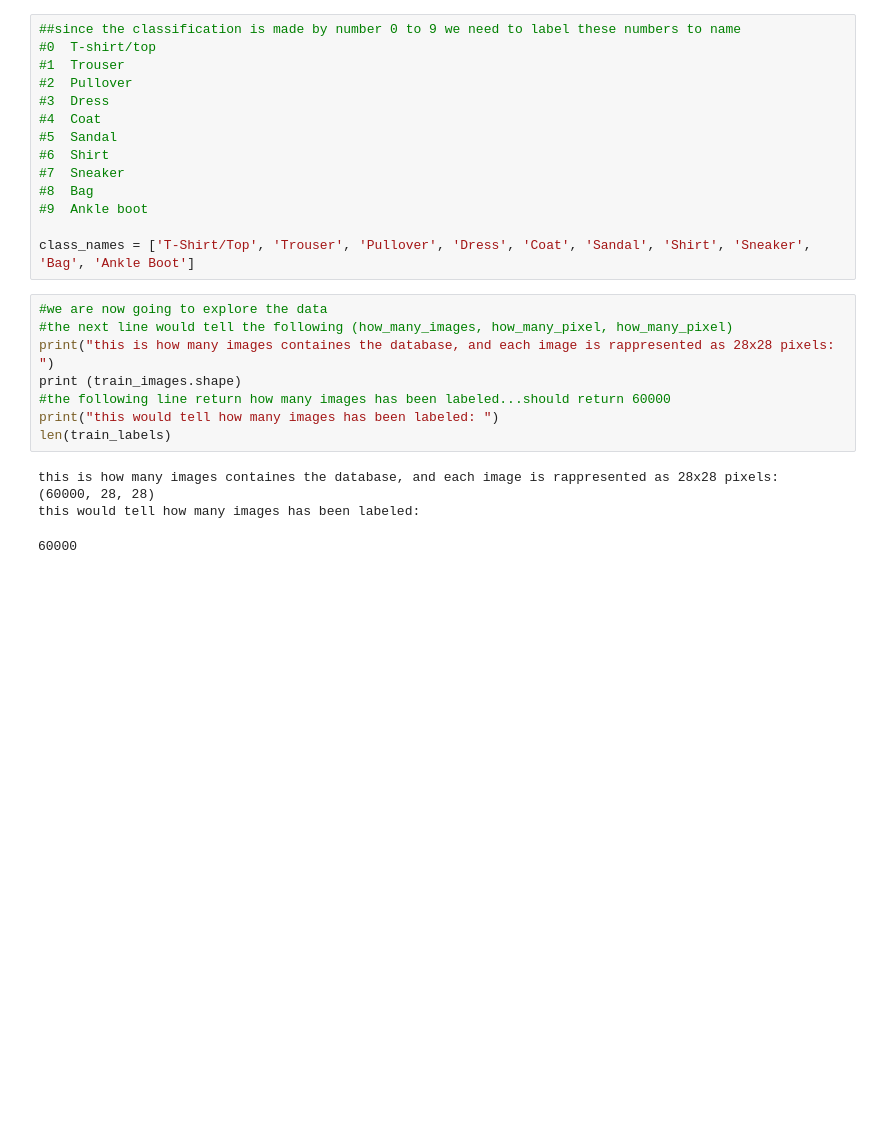
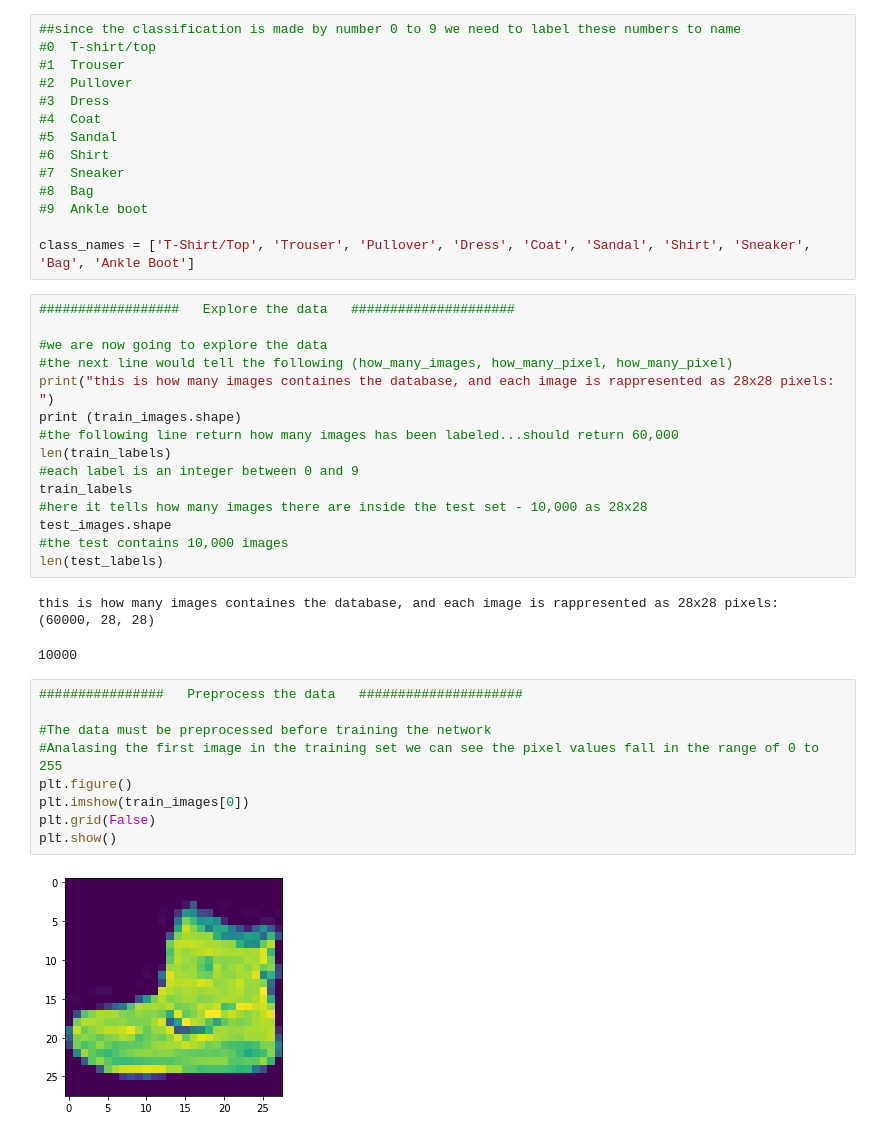
Before and after one commit to Amrod92/machine_learning, a Jupyter notebook: Zalando_image_classification.ipynb, the cells around one changed output. Cells and saved outputs as stored; diff of their text form; blank space fills up the shorter version.

```diff
--- a/Zalando_image_classification.ipynb
+++ b/Zalando_image_classification.ipynb
@@ -45,15 +40,32 @@ Downloading data from https://storage.googleapis.com/tensorflow/tf-keras-dataset
 
 class_names = ['T-Shirt/Top', 'Trouser', 'Pullover', 'Dress', 'Coat', 'Sandal', 'Shirt', 'Sneaker', 'Bag', 'Ankle Boot']
 # %%
+##################   Explore the data   #####################
+
 #we are now going to explore the data
 #the next line would tell the following (how_many_images, how_many_pixel, how_many_pixel)
 print("this is how many images containes the database, and each image is rappresented as 28x28 pixels: ")
 print (train_images.shape)
-#the following line return how many images has been labeled...should return 60000
-print("this would tell how many images has been labeled: ")
+#the following line return how many images has been labeled...should return 60,000
 len(train_labels)
+#each label is an integer between 0 and 9
+train_labels
+#here it tells how many images there are inside the test set - 10,000 as 28x28
+test_images.shape
+#the test contains 10,000 images
+len(test_labels)
 # %% [output]
 this is how many images containes the database, and each image is rappresented as 28x28 pixels:
 (60000, 28, 28)
-this would tell how many images has been labeled:
-60000
+10000
+# %%
+################   Preprocess the data   #####################
+
+#The data must be preprocessed before training the network
+#Analasing the first image in the training set we can see the pixel values fall in the range of 0 to 255
+plt.figure()
+plt.imshow(train_images[0])
+plt.grid(False)
+plt.show()
+# %% [output]
+[figure, added]
```
Also changed, not shown: parts of 19 cells of this notebook.
